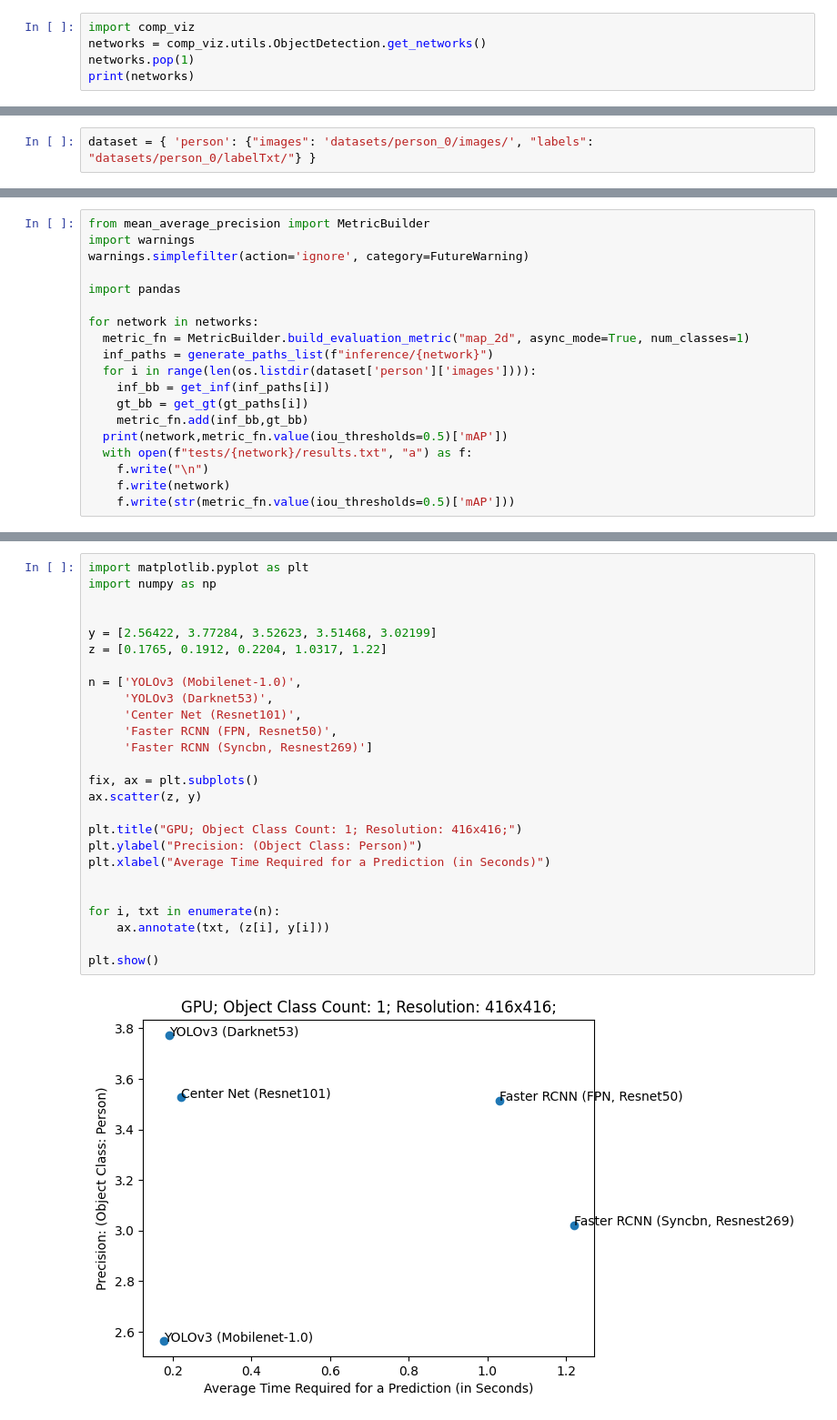
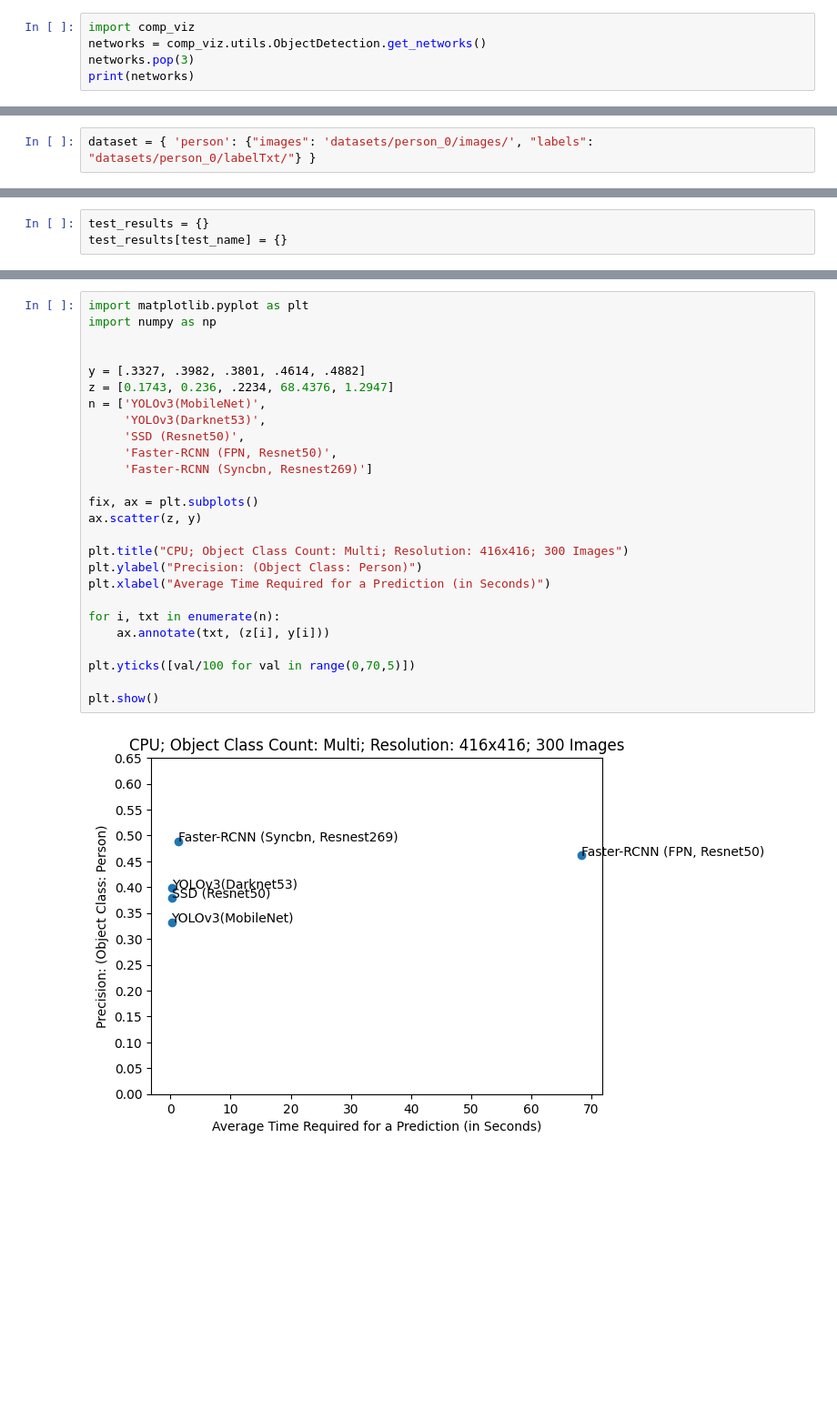
Before and after one commit to lucriver/comp_viz, a Jupyter notebook: testing.ipynb, the cells around one changed output, grey strips where cells are left out. Shown at 91% size. Cells and saved outputs as stored; diff of their text form; blank space fills up the shorter version.

```diff
--- a/testing.ipynb
+++ b/testing.ipynb
@@ -1,6 +1,6 @@
 # %%
 import comp_viz
 networks = comp_viz.utils.ObjectDetection.get_networks()
-networks.pop(1)
+networks.pop(3)
 print(networks)
 # %% [output]
@@ -29,3 +78,6 @@ Directory exists
+# %%
+test_results = {}
+test_results[test_name] = {}
 # %%
 import numpy as np
 import pathlib
@@ -90,19 +152,0 @@ print(MetricBuilder.get_metrics_list())
-# %%
-from mean_average_precision import MetricBuilder
-import warnings
-warnings.simplefilter(action='ignore', category=FutureWarning)
-
-import pandas
-
-for network in networks:
-  metric_fn = MetricBuilder.build_evaluation_metric("map_2d", async_mode=True, num_classes=1)
-  inf_paths = generate_paths_list(f"inference/{network}")
-  for i in range(len(os.listdir(dataset['person']['images']))):
-    inf_bb = get_inf(inf_paths[i])
-    gt_bb = get_gt(gt_paths[i])
-    metric_fn.add(inf_bb,gt_bb)
-  print(network,metric_fn.value(iou_thresholds=0.5)['mAP'])
-  with open(f"tests/{network}/results.txt", "a") as f:
-    f.write("\n")
-    f.write(network)
-    f.write(str(metric_fn.value(iou_thresholds=0.5)['mAP']))
@@ -160,28 +275,28 @@ ground truth [[204. 241. 293. 333.   0.   0.   0.]]
 # %%
 import matplotlib.pyplot as plt
 import numpy as np
 
 
-y = [2.56422, 3.77284, 3.52623, 3.51468, 3.02199]
-z = [0.1765, 0.1912, 0.2204, 1.0317, 1.22]
-
-n = ['YOLOv3 (Mobilenet-1.0)',
-     'YOLOv3 (Darknet53)',
-     'Center Net (Resnet101)',
-     'Faster RCNN (FPN, Resnet50)',
-     'Faster RCNN (Syncbn, Resnest269)']
+y = [.3327, .3982, .3801, .4614, .4882]
+z = [0.1743, 0.236, .2234, 68.4376, 1.2947]
+n = ['YOLOv3(MobileNet)',
+     'YOLOv3(Darknet53)',
+     'SSD (Resnet50)',
+     'Faster-RCNN (FPN, Resnet50)',
+     'Faster-RCNN (Syncbn, Resnest269)']
 
 fix, ax = plt.subplots()
 ax.scatter(z, y)
 
-plt.title("GPU; Object Class Count: 1; Resolution: 416x416;")
+plt.title("CPU; Object Class Count: Multi; Resolution: 416x416; 300 Images")
 plt.ylabel("Precision: (Object Class: Person)")
 plt.xlabel("Average Time Required for a Prediction (in Seconds)")
-
 
 for i, txt in enumerate(n):
     ax.annotate(txt, (z[i], y[i]))
 
+plt.yticks([val/100 for val in range(0,70,5)])
+
 plt.show()
 # %% [output]
-[figure, old version]
+[figure, new version]
```
Also changed, not shown: parts of 15 cells of this notebook.
